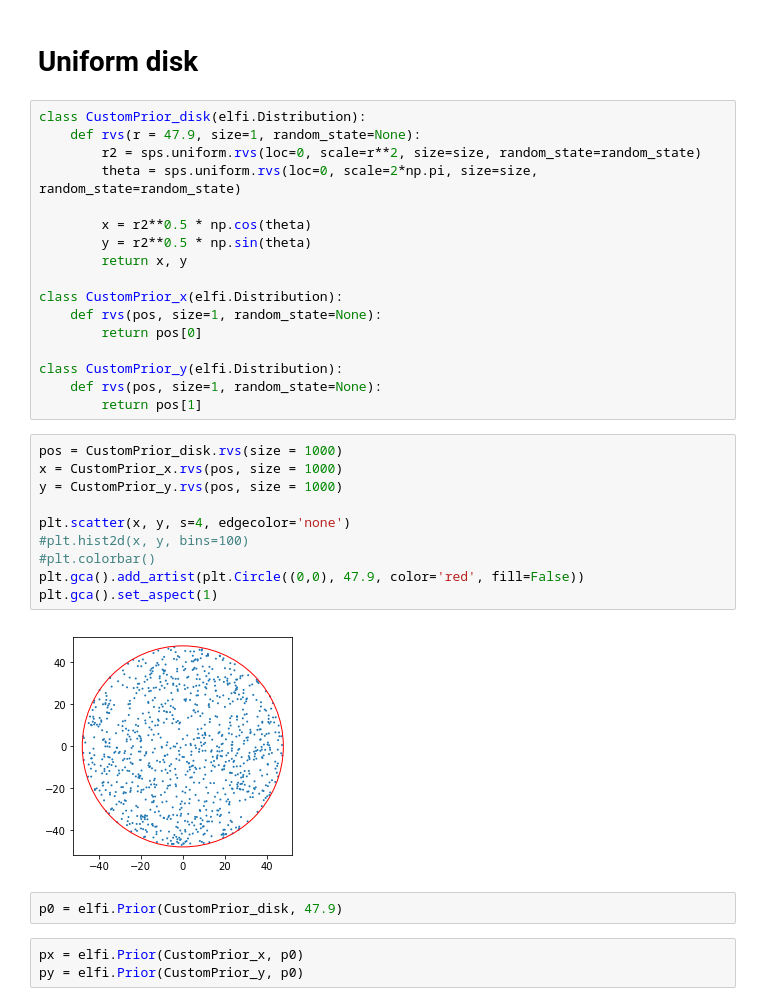
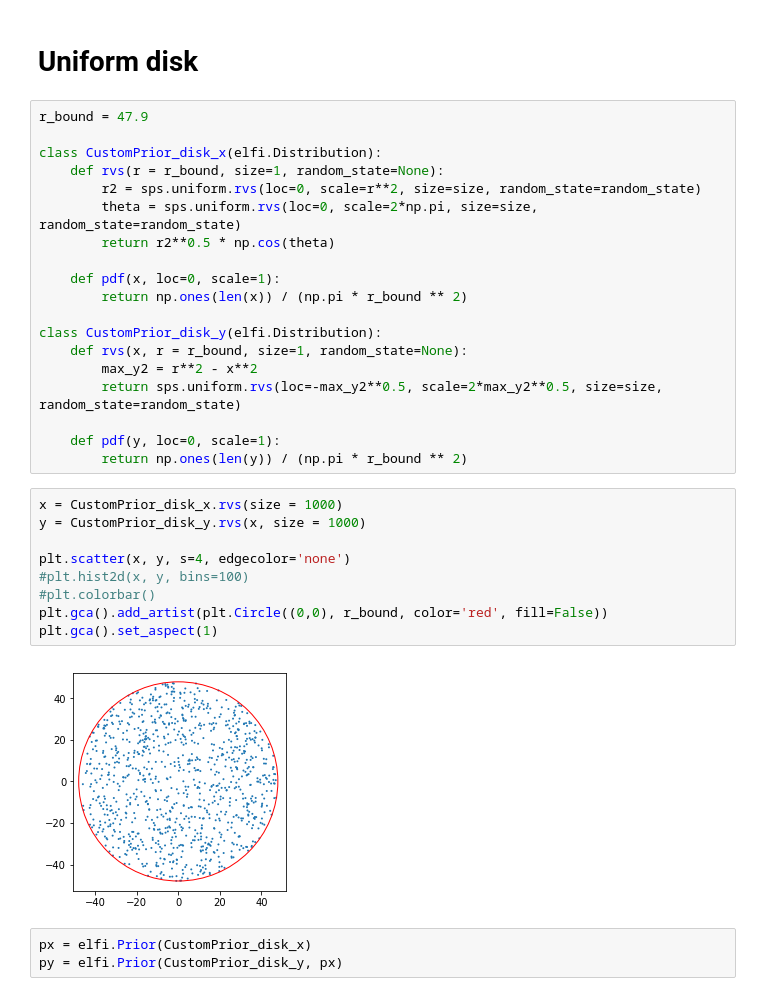
Before and after one commit to dbarg/helsinki_stockholm_collaboration, a Jupyter notebook: ELFI_custom_prior.ipynb, the cells around one changed output. Saved outputs shown, nothing was run; the diff lists cells and outputs as text.

Commit message:
fix prior

```diff
--- a/ELFI_custom_prior.ipynb
+++ b/ELFI_custom_prior.ipynb
@@ -12,37 +12,36 @@ import elfi
 # %% [markdown]
 # Uniform disk
 # %%
-class CustomPrior_disk(elfi.Distribution):
-    def rvs(r = 47.9, size=1, random_state=None):
+r_bound = 47.9
+
+class CustomPrior_disk_x(elfi.Distribution):
+    def rvs(r = r_bound, size=1, random_state=None):
         r2 = sps.uniform.rvs(loc=0, scale=r**2, size=size, random_state=random_state)
         theta = sps.uniform.rvs(loc=0, scale=2*np.pi, size=size, random_state=random_state)
+        return r2**0.5 * np.cos(theta)
 
-        x = r2**0.5 * np.cos(theta)
-        y = r2**0.5 * np.sin(theta)
-        return x, y
+    def pdf(x, loc=0, scale=1):
+        return np.ones(len(x)) / (np.pi * r_bound ** 2)
 
-class CustomPrior_x(elfi.Distribution):
-    def rvs(pos, size=1, random_state=None):
-        return pos[0]
+class CustomPrior_disk_y(elfi.Distribution):
+    def rvs(x, r = r_bound, size=1, random_state=None):
+        max_y2 = r**2 - x**2
+        return sps.uniform.rvs(loc=-max_y2**0.5, scale=2*max_y2**0.5, size=size, random_state=random_state)
 
-class CustomPrior_y(elfi.Distribution):
-    def rvs(pos, size=1, random_state=None):
-        return pos[1]
+    def pdf(y, loc=0, scale=1):
+        return np.ones(len(y)) / (np.pi * r_bound ** 2)
 # %%
-pos = CustomPrior_disk.rvs(size = 1000)
-x = CustomPrior_x.rvs(pos, size = 1000)
-y = CustomPrior_y.rvs(pos, size = 1000)
+x = CustomPrior_disk_x.rvs(size = 1000)
+y = CustomPrior_disk_y.rvs(x, size = 1000)
 
 plt.scatter(x, y, s=4, edgecolor='none')
 #plt.hist2d(x, y, bins=100)
 #plt.colorbar()
-plt.gca().add_artist(plt.Circle((0,0), 47.9, color='red', fill=False))
+plt.gca().add_artist(plt.Circle((0,0), r_bound, color='red', fill=False))
 plt.gca().set_aspect(1)
 # %% [output]
-[figure, old version]
+[figure, new version]
-# %%
-p0 = elfi.Prior(CustomPrior_disk, 47.9)
 # %%
-px = elfi.Prior(CustomPrior_x, p0)
-py = elfi.Prior(CustomPrior_y, p0)
+px = elfi.Prior(CustomPrior_disk_x)
+py = elfi.Prior(CustomPrior_disk_y, px)
 # %%
```
Also changed, not shown: parts of 6 cells of this notebook.
